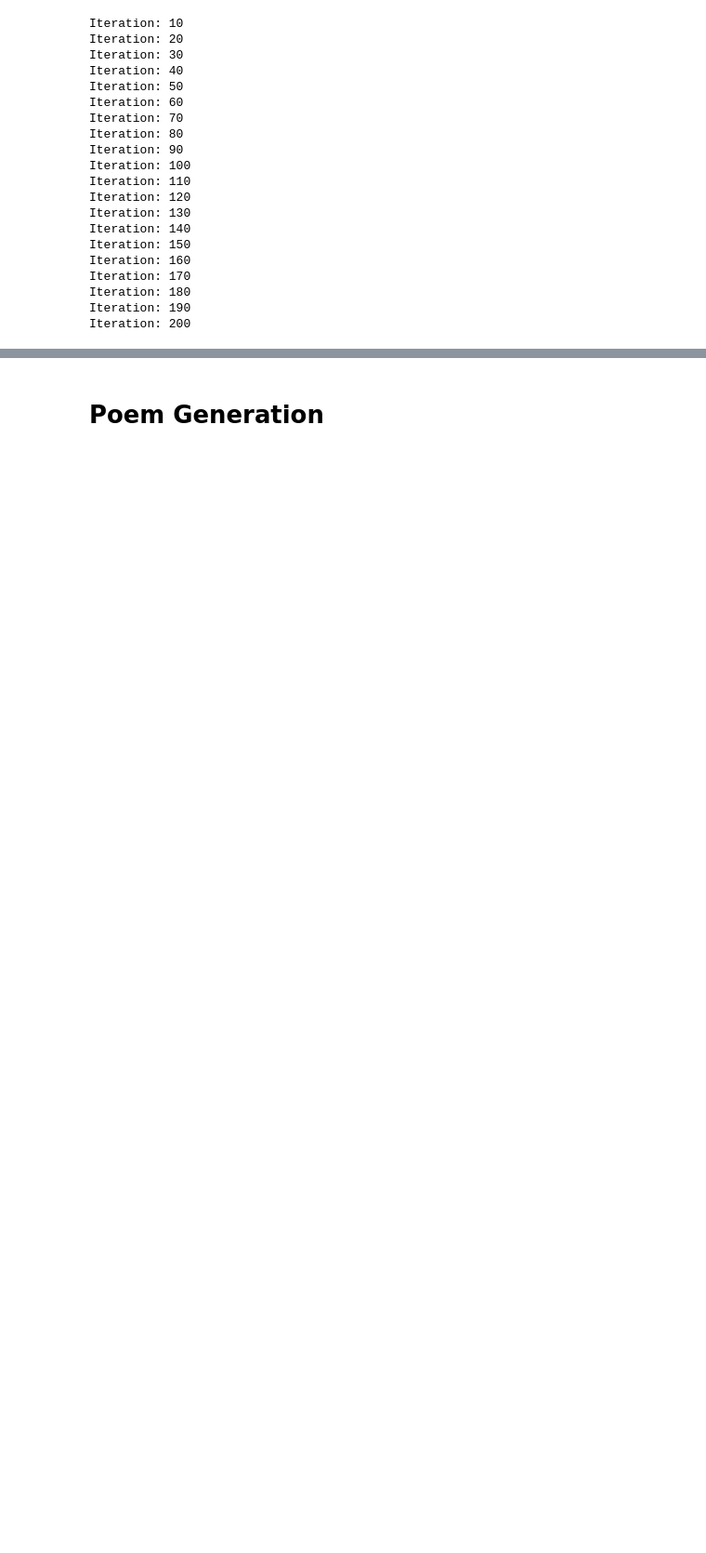
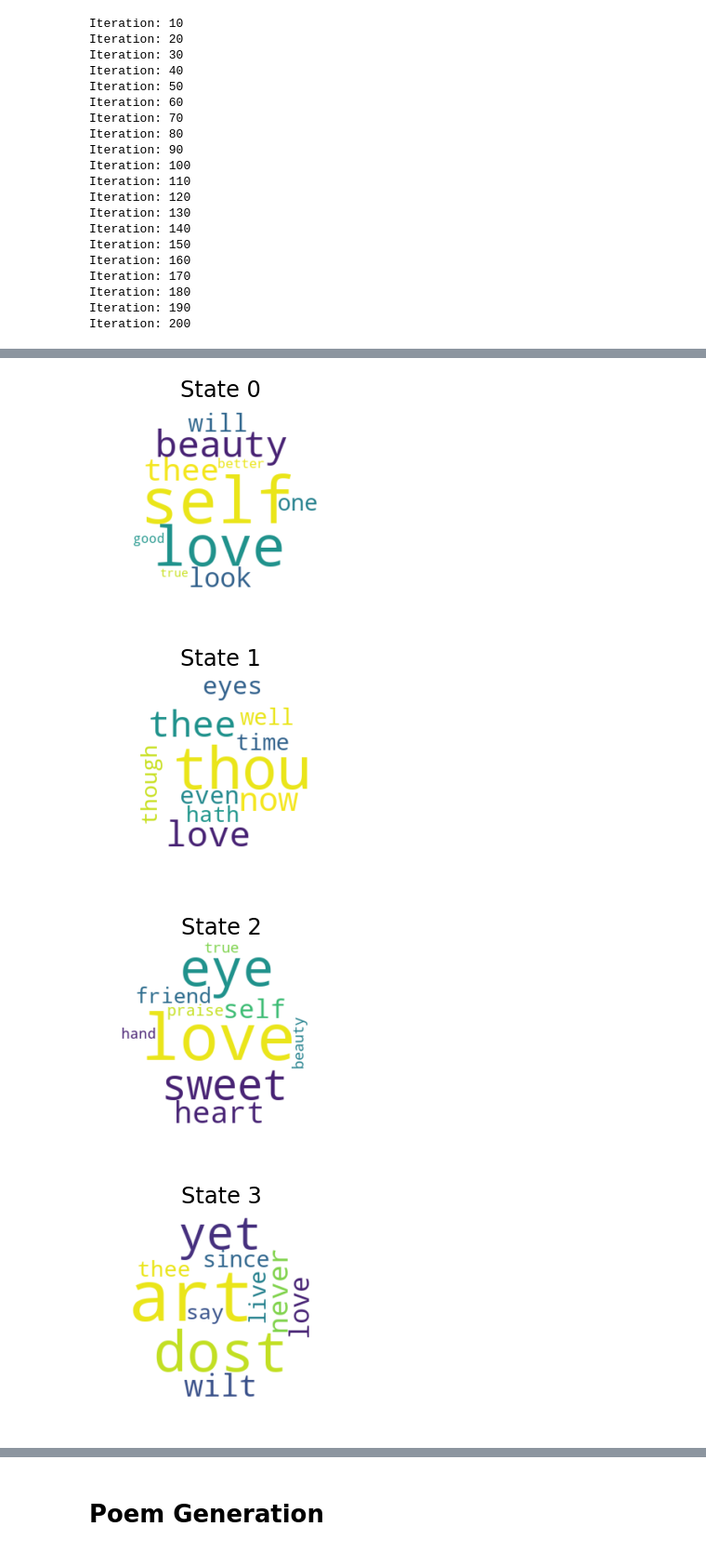
Before and after one commit to miladtaghavi/Miniproject3, a Jupyter notebook: HMMRhymeContext.ipynb, the cells around one changed output, grey strips where cells are left out. Shown at 93% size. Drawn from its saved outputs; the diff is of its cells as text; code cells hidden in the pictures; blank space fills up the shorter version.

```diff
--- a/HMMRhymeContext.ipynb
+++ b/HMMRhymeContext.ipynb
@@ -160,0 +178,12 @@ Iteration: 200
+# %%
+length = len(reversed_line_HMM.O)
+max_obs = np.zeros([length,10])
+
+for i in range(length):
+    temp = np.array(reversed_line_HMM.O[i])
+    max_obs[i,:] = temp.argsort()[-10:][::-1]
+
+for i in range(length):
+    print('Top 10 words that associate the most with state',i)
+    for j in range(10):
+        print(inverse_words_dict[max_obs[i,j]])#,reversed_line_HMM.O[i][int(max_obs[i,j])])
@@ -160,0 +208,44 @@ Iteration: 200
+# %%
+def obs_map_reverser(obs_map):
+    obs_map_r = {}
+
+    for key in obs_map:
+        obs_map_r[obs_map[key]] = key
+
+    return obs_map_r
+
+def states_to_wordclouds(hmm, obs_map, max_words=10, show=True):
+    # Initialize.
+    M = 100000
+    n_states = len(hmm.A)
+    obs_map_r = obs_map_reverser(obs_map)
+    wordclouds = []
+
+    # Generate a large emission.
+    emission, states = hmm.generate_emission(M)
+
+    # For each state, get a list of observations that have been emitted
+    # from that state.
+    obs_count = []
+    for i in range(n_states):
+        obs_lst = np.array(emission)[np.where(np.array(states) == i)[0]]
+        obs_count.append(obs_lst)
+
+    # For each state, convert it into a wordcloud.
+    for i in range(n_states):
+        obs_lst = obs_count[i]
+        sentence = [obs_map_r[j] for j in obs_lst]
+        sentence_str = ' '.join(sentence)
+
+        wordclouds.append(text_to_wordcloud(sentence_str, max_words=max_words, title='State %d' % i, show=show))
+
+    return wordclouds
+
+
+
+wordclouds = states_to_wordclouds(reversed_line_HMM, words_dict)
+# %% [output]
+[figure, added]
+[figure, added]
+[figure, added]
+[figure, added]
```
Also changed, not shown: parts of 4 cells of this notebook.
